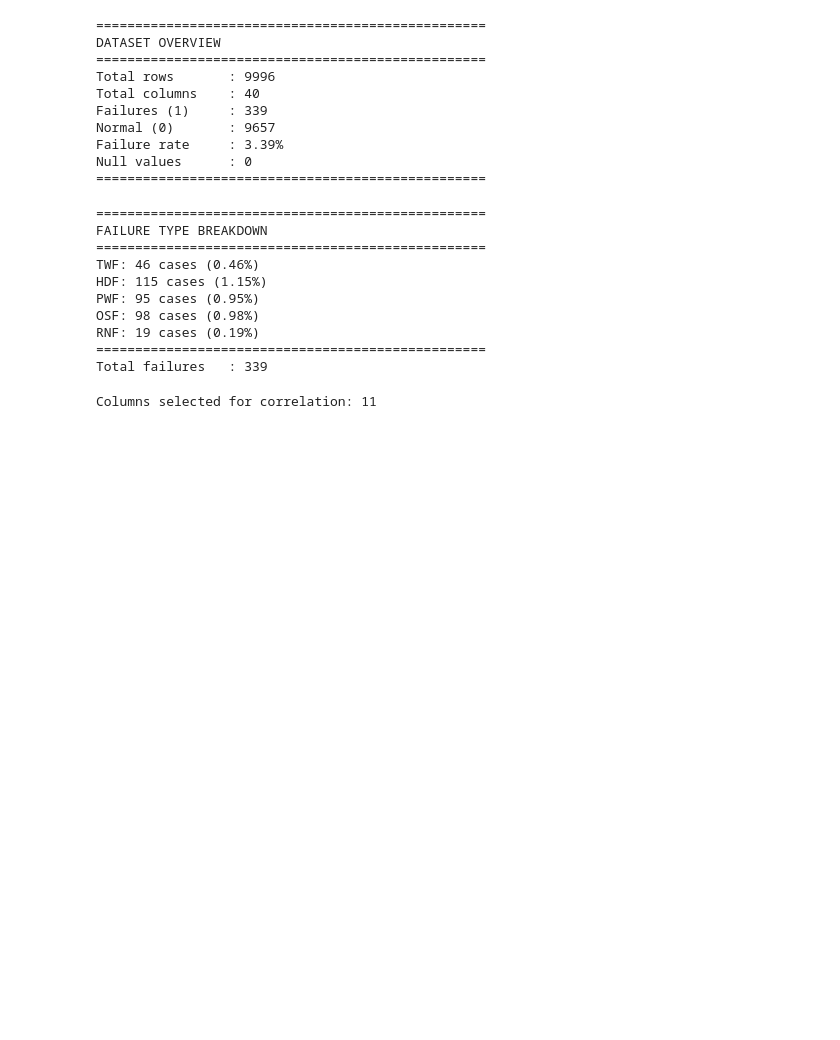
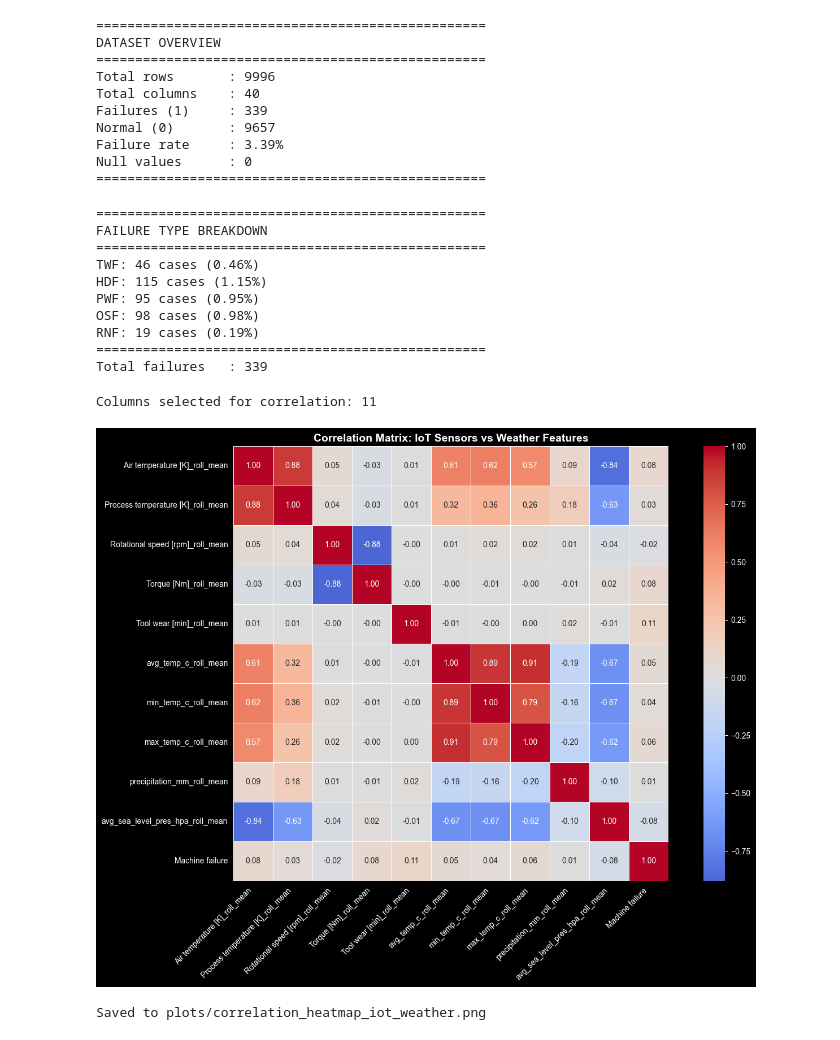
Before and after one commit to KVP6755/Project1_Predictive-Maintenance, a Jupyter notebook: notebooks/week2_Advanced_feature_engineering.ipynb, the cells around one changed output. Cells and saved outputs as stored; diff of their text form; code cells hidden in the pictures; blank space fills up the shorter version.

Commit message:
feat: generate IoT vs weather correlation heatmap (fixes #3)

```diff
--- a/notebooks/week2_Advanced_feature_engineering.ipynb
+++ b/notebooks/week2_Advanced_feature_engineering.ipynb
@@ -100,3 +100,31 @@ corr_cols = iot_mean_cols + weather_mean_cols + ['Machine failure']
 print("Columns selected for correlation:", len(corr_cols))
 # %% [output]
 Columns selected for correlation: 11
+# %%
+# Step 6: Generate correlation heatmap
+# This shows relationships between IoT sensors, weather features,
+# and machine failure — key insight for Track 2 EDA
+
+plt.figure(figsize=(14, 10))
+corr_matrix = df[corr_cols].corr()
+
+sns.heatmap(
+    corr_matrix,
+    annot=True,
+    fmt='.2f',
+    cmap='coolwarm',
+    center=0,
+    square=True,
+    linewidths=0.5
+)
+plt.title('Correlation Matrix: IoT Sensors vs Weather Features',
+          fontsize=14, fontweight='bold')
+plt.xticks(rotation=45, ha='right')
+plt.tight_layout()
+plt.savefig('../plots/correlation_heatmap_iot_weather.png', dpi=150)
+plt.show()
+
+print("Saved to plots/correlation_heatmap_iot_weather.png")
+# %% [output]
+[figure, added]
+Saved to plots/correlation_heatmap_iot_weather.png
```
Also changed, not shown: 1 other file.
